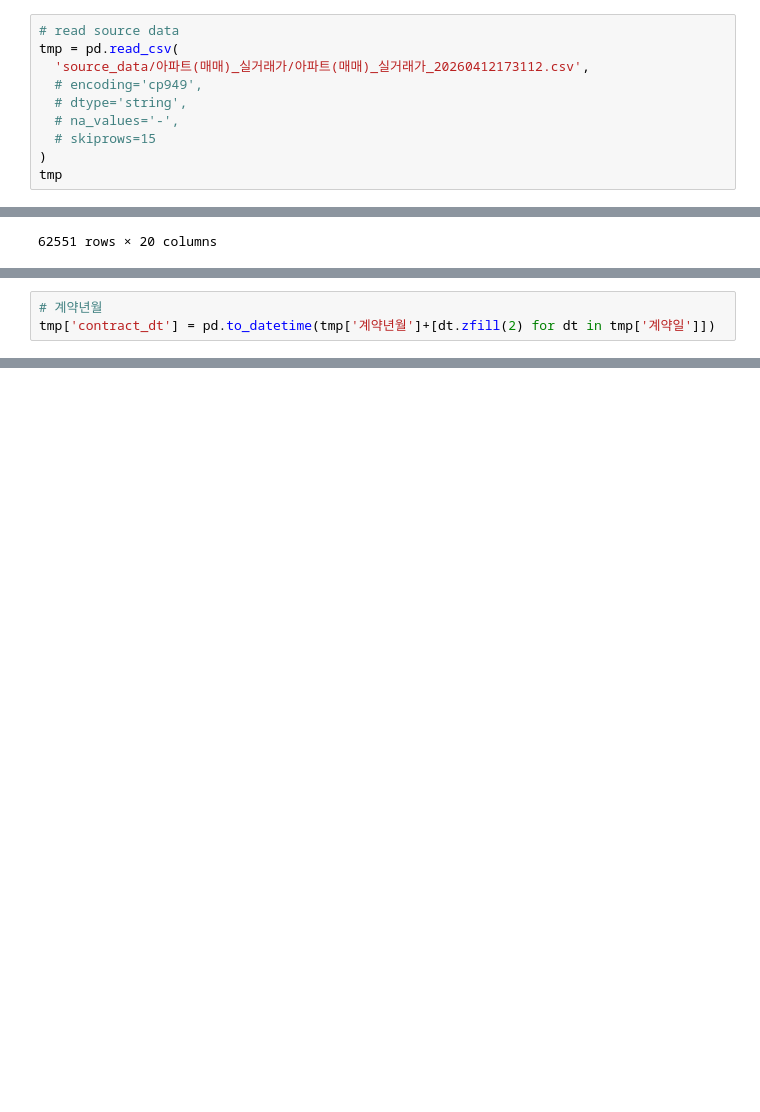
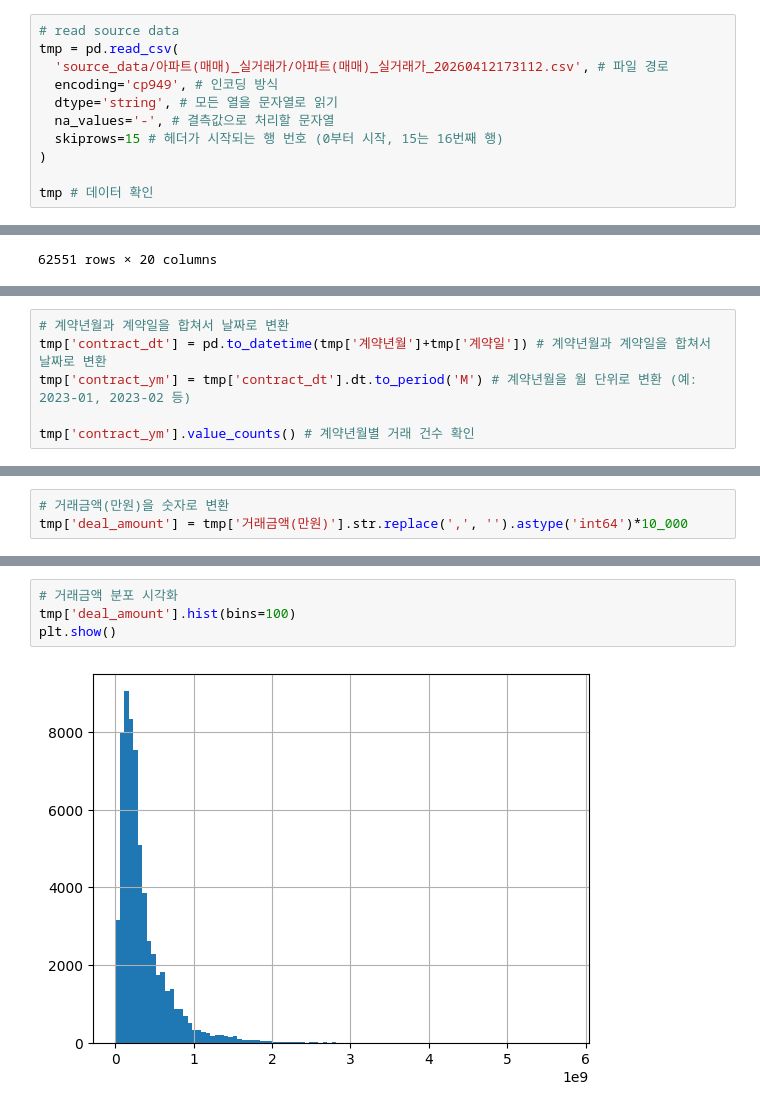
Before and after one commit to Bob-Cheol/meta_re_deal_analysis, a Jupyter notebook: 1. 소스 데이터 확인.ipynb, the cells around one changed output, grey strips where cells are left out. Drawn from its saved outputs; the diff is of its cells as text; blank space fills up the shorter version.

```diff
--- a/1. 소스 데이터 확인.ipynb
+++ b/1. 소스 데이터 확인.ipynb
@@ -3,13 +4,14 @@ import pandas as pd
 # %%
 # read source data
 tmp = pd.read_csv(
-  'source_data/아파트(매매)_실거래가/아파트(매매)_실거래가_20260412173112.csv',
-  # encoding='cp949',
-  # dtype='string',
-  # na_values='-',
-  # skiprows=15
+  'source_data/아파트(매매)_실거래가/아파트(매매)_실거래가_20260412173112.csv', # 파일 경로
+  encoding='cp949', # 인코딩 방식
+  dtype='string', # 모든 열을 문자열로 읽기
+  na_values='-', # 결측값으로 처리할 문자열
+  skiprows=15 # 헤더가 시작되는 행 번호 (0부터 시작, 15는 16번째 행)
 )
-tmp
+
+tmp # 데이터 확인
 # %% [output]
 |  | NO | 시군구 | 번지 | 본번 | 부번 | 단지명 | 전용면적(㎡) | 계약년월 | 계약일 | 거래금액(만원) | 동 | ... |
 | 0 | 1 | 경기도 평택시 소사동 | 697 | 0697 | 0000 | 평택효성해링턴플레이스2단지 | 72.7680 | 202101 | 31 | 31,000 | <NA> | ... |
@@ -85,5 +88,8 @@ Name: count, dtype: int64
 제주특별자치도     408
 Name: count, dtype: int64
 # %%
-# 계약년월
-tmp['contract_dt'] = pd.to_datetime(tmp['계약년월']+[dt.zfill(2) for dt in tmp['계약일']])
+# 계약년월과 계약일을 합쳐서 날짜로 변환
+tmp['contract_dt'] = pd.to_datetime(tmp['계약년월']+tmp['계약일']) # 계약년월과 계약일을 합쳐서 날짜로 변환
+tmp['contract_ym'] = tmp['contract_dt'].dt.to_period('M') # 계약년월을 월 단위로 변환 (예: 2023-01, 2023-02 등)
+
+tmp['contract_ym'].value_counts() # 계약년월별 거래 건수 확인
@@ -121,0 +100,3 @@ tmp[tmp['해제사유발생일'].notna()]
+# %%
+# 거래금액(만원)을 숫자로 변환
+tmp['deal_amount'] = tmp['거래금액(만원)'].str.replace(',', '').astype('int64')*10_000
@@ -121,0 +116,6 @@ tmp[tmp['해제사유발생일'].notna()]
+# %%
+# 거래금액 분포 시각화
+tmp['deal_amount'].hist(bins=100)
+plt.show()
+# %% [output]
+[figure, added]
```
Also changed, not shown: parts of 11 cells of this notebook, 10 other files.
